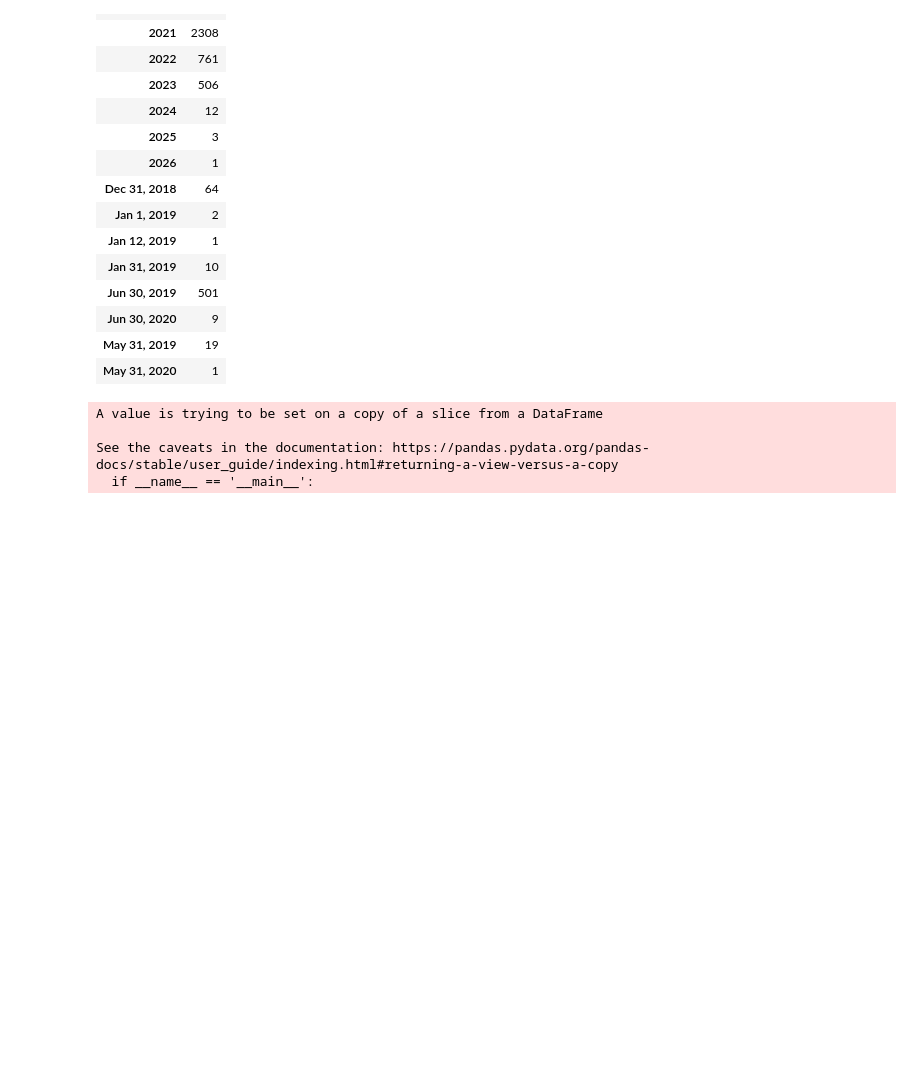
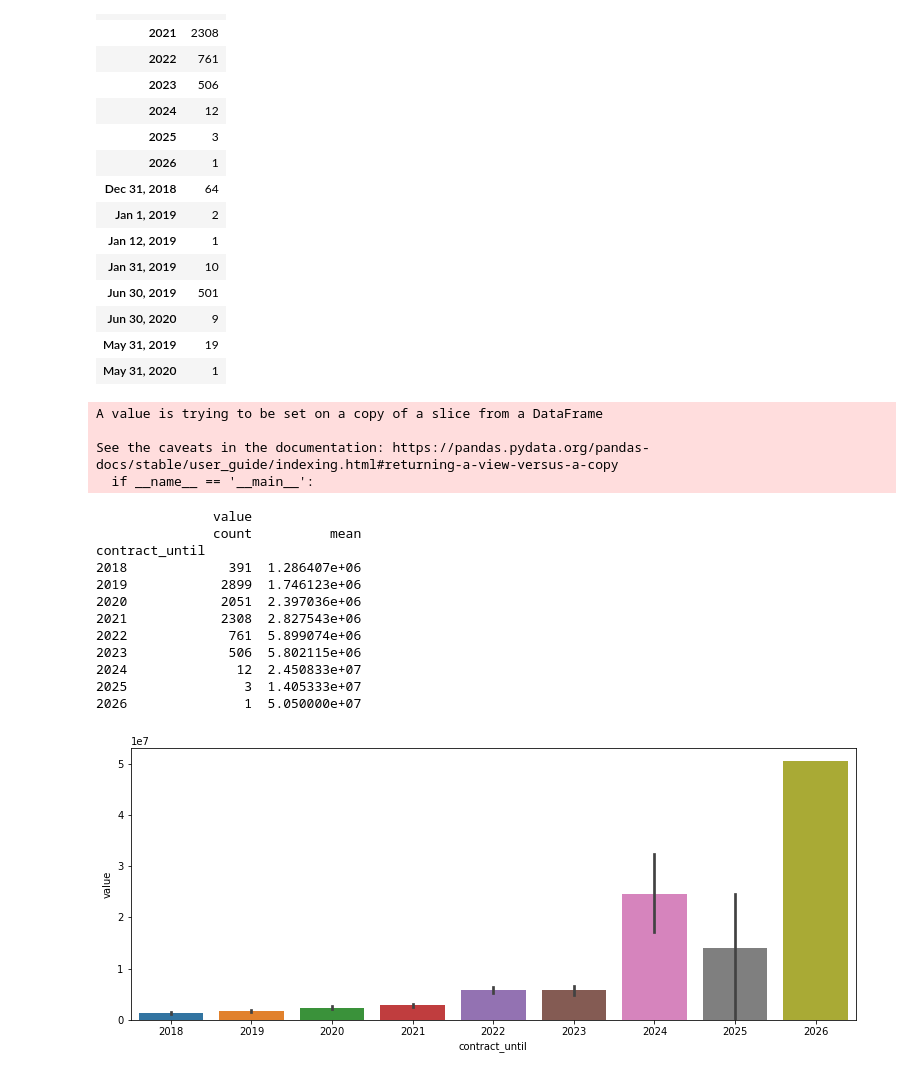
Before and after one commit to DominKim/Dacon_FiFa_Value, a Jupyter notebook: Player Value estimate A to Z.ipynb, the cells around one changed output. Cells and saved outputs as stored; diff of their text form; code cells hidden in the pictures; blank space fills up the shorter version.

```diff
--- a/Player Value estimate A to Z.ipynb
+++ b/Player Value estimate A to Z.ipynb
@@ -119,4 +115,28 @@ A value is trying to be set on a copy of a slice from a DataFrame
 
 See the caveats in the documentation: https://pandas.pydata.org/pandas-docs/stable/user_guide/indexing.html#returning-a-view-versus-a-copy
   if __name__ == '__main__':
+# %%
+# contract_until
+# 변수에 따라 선수가치가 변하므로 사용!
+fig = plt.subplots( figsize = (13,5))
+sns.barplot(x = "contract_until", y = "value", data = comdata)
+
+print(comdata[["contract_until", "value"]].groupby(["contract_until"]).agg(["count", "mean"]))
+comdata.loc[comdata["contract_until"] == "2025", "contract_until"] = "2024"
+comdata.loc[comdata["contract_until"] == "2026", "contract_until"] = "2024"
+# 2024년 이상 계약기간의 선수의 수는 작으므로 2024로통일
+# %% [output]
+               value
+               count          mean
+contract_until
+2018             391  1.286407e+06
+2019            2899  1.746123e+06
+2020            2051  2.397036e+06
+2021            2308  2.827543e+06
+2022             761  5.899074e+06
+2023             506  5.802115e+06
+2024              12  2.450833e+07
+2025               3  1.405333e+07
+2026               1  5.050000e+07
+[figure, added]
 # %%
```
Also changed, not shown: parts of 21 cells of this notebook.
